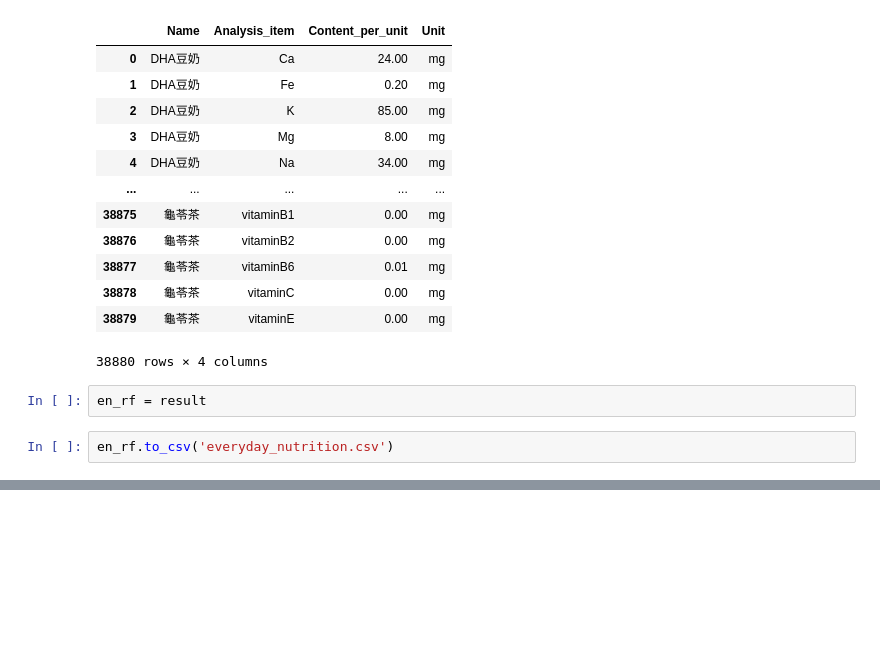
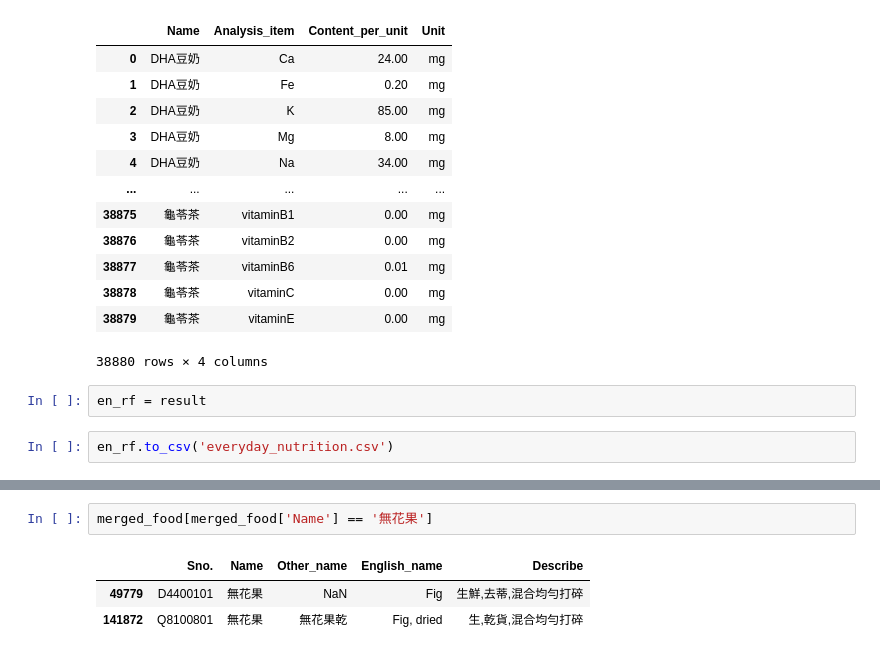
Before and after one commit to Spector3702/DailyNutriPlanner, a Jupyter notebook: Data/PreProcess.ipynb, the cells around one changed output, grey strips where cells are left out. Cells and saved outputs as stored; diff of their text form; blank space fills up the shorter version.

```diff
--- a/Data/PreProcess.ipynb
+++ b/Data/PreProcess.ipynb
@@ -422,0 +451,6 @@ food
+# %%
+merged_food[merged_food['Name'] == '無花果']
+# %% [output]
+|  | Sno. | Name | Other_name | English_name | Describe |
+| 49779 | D4400101 | 無花果 | NaN | Fig | 生鮮,去蒂,混合均勻打碎 |
+| 141872 | Q8100801 | 無花果 | 無花果乾 | Fig, dried | 生,乾貨,混合均勻打碎 |
```
Also changed, not shown: parts of 8 cells of this notebook, 1 other file.
